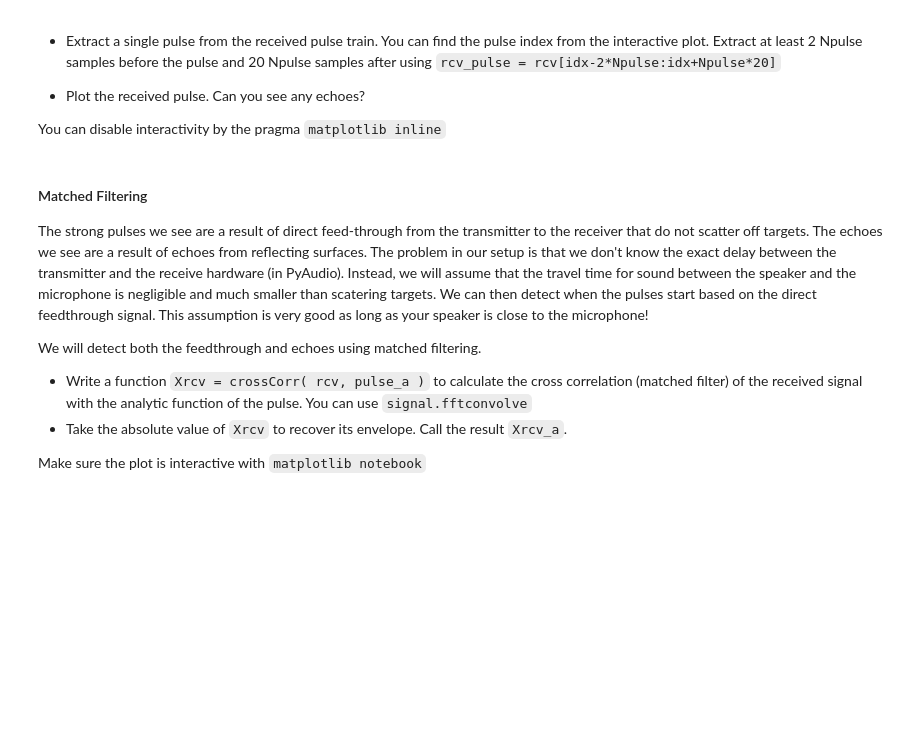
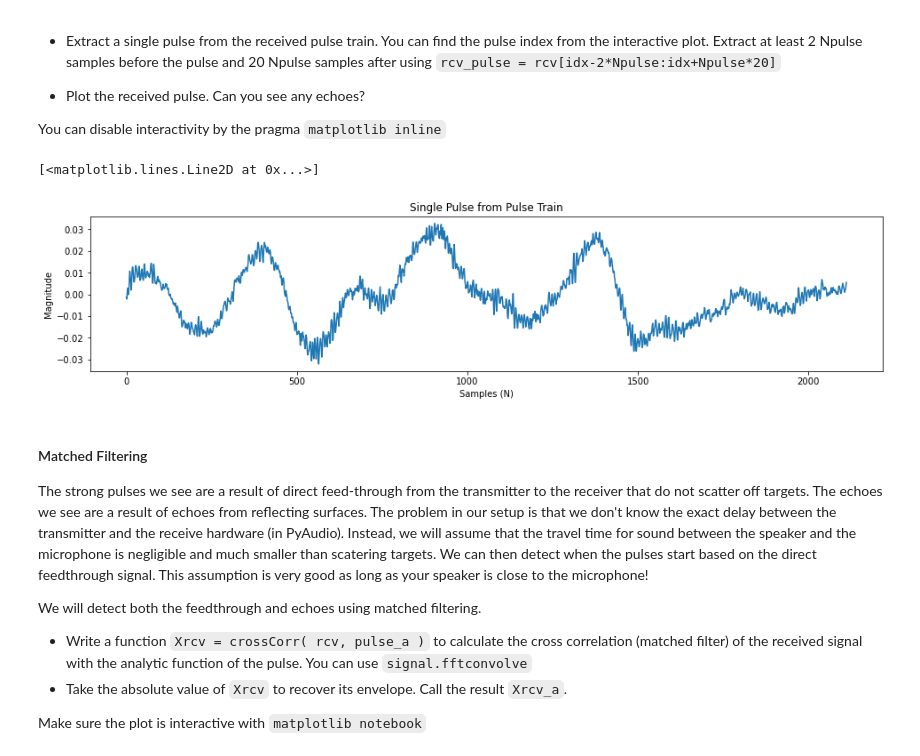
Before and after one commit to EricNRodriguez/ELEC3305_sonar, a Jupyter notebook: sonarpackage/TimeDomain-Sonar.ipynb, the cells around one changed output. Drawn from its saved outputs; the diff is of its cells as text; code cells hidden in the pictures; blank space fills up the shorter version.

```diff
--- a/sonarpackage/TimeDomain-Sonar.ipynb
+++ b/sonarpackage/TimeDomain-Sonar.ipynb
@@ -673,3 +675,24 @@ rcv_pulse = rcv[idx-2*Npulse:idx+Npulse*20]
+# %%
+%matplotlib inline
+
+# your code here:
+NPulseSamples = 20
+NPulseExtract = 2
+# Estimate of pulse - couldn't get the interactive chart to work.
+idx = 14000
+# find index of start pulse - idx and Npulse params already set
+rcv_pulse = rcv[idx-NPulseExtract*Npulse:idx+Npulse*NPulseSamples]
+
+# make plot
+width, height = plt.figaspect(0.2)
+fig = plt.figure(figsize=(width,height))
+plt.xlabel("Samples (N)")
+plt.ylabel("Magnitude")
+plt.title("Single Pulse from Pulse Train")
+plt.plot(rcv_pulse)
+# %% [output]
+[<matplotlib.lines.Line2D at 0x...>]
+[figure, added]
 # %% [markdown]
 #### Matched Filtering
 
```
Also changed, not shown: parts of 8 cells of this notebook.
